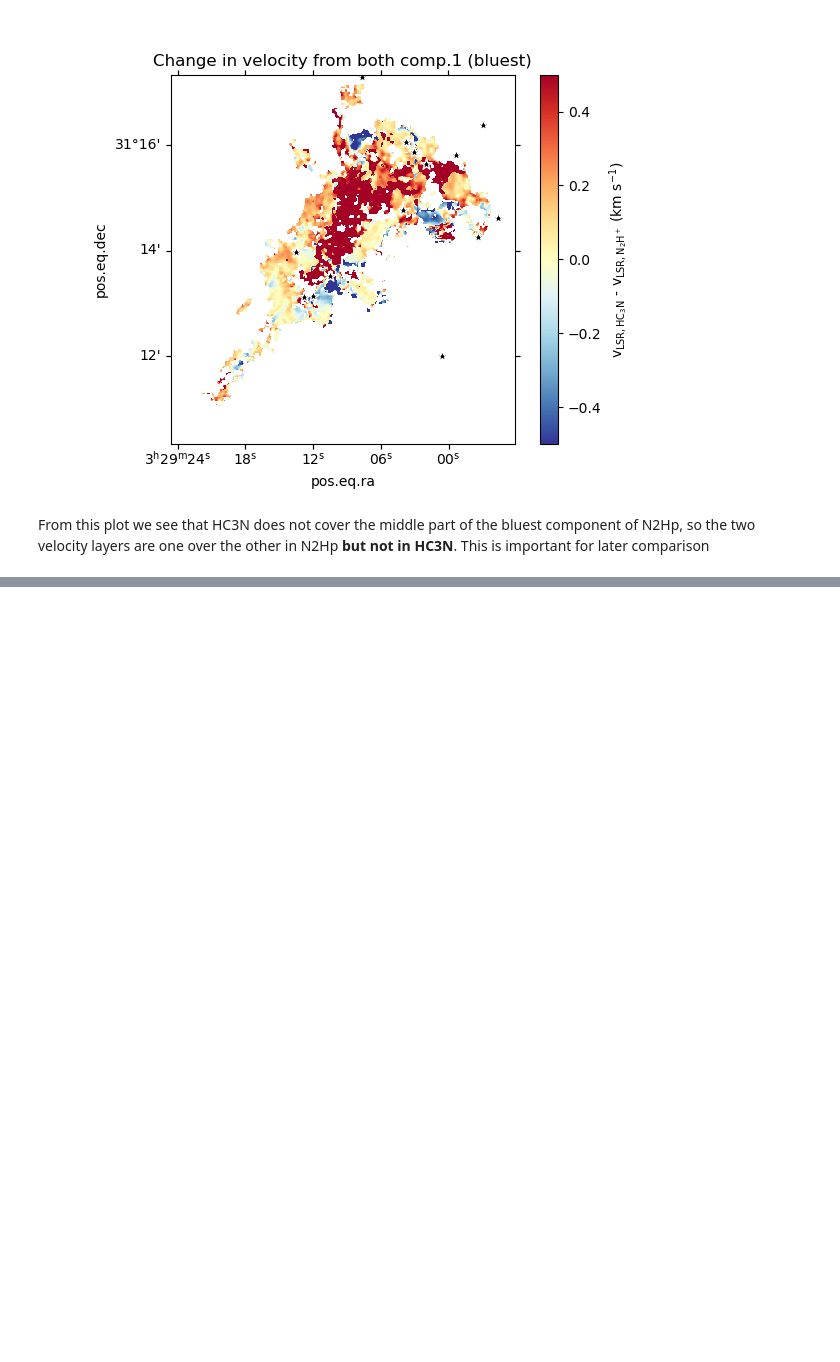
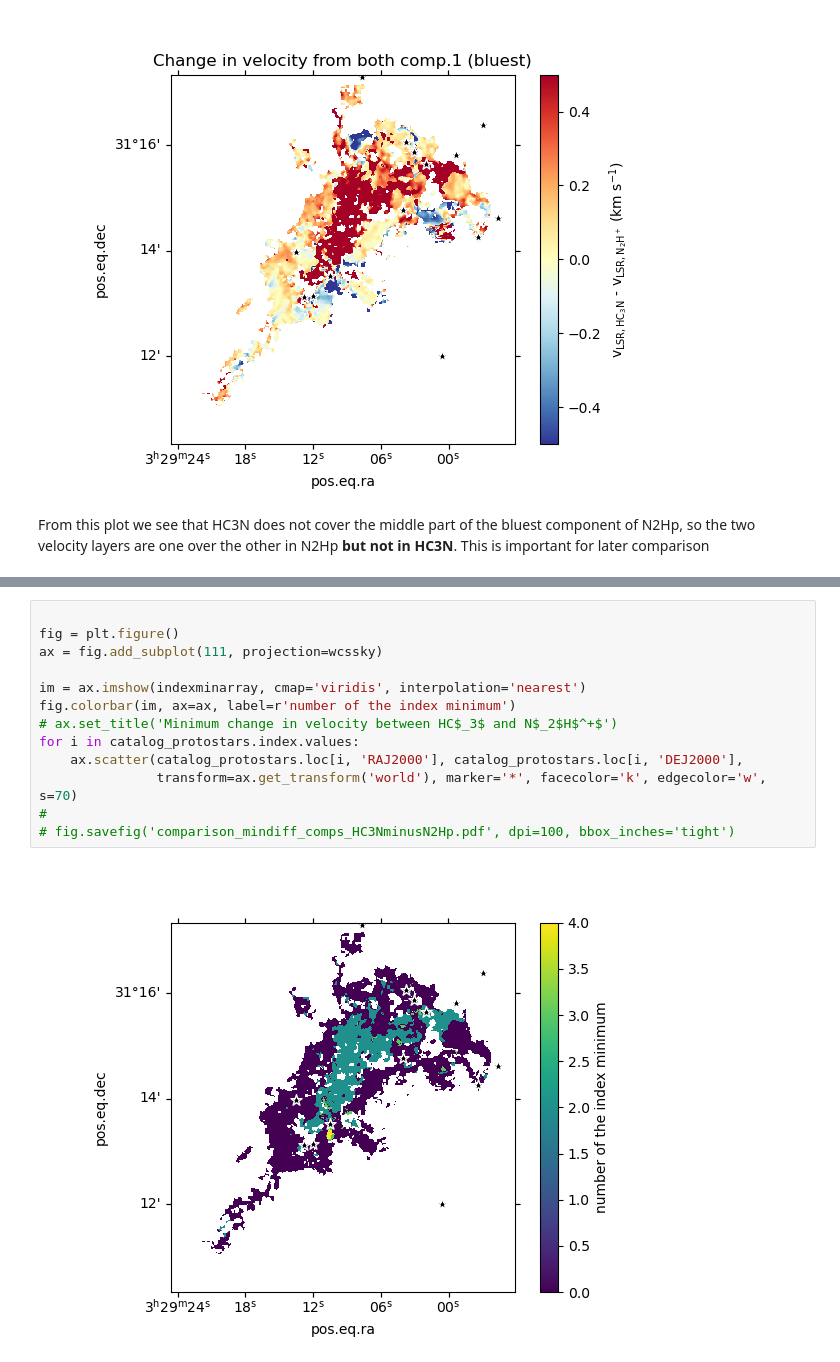
Before and after one commit to tere-valdivia/propstar_gasflow, a Jupyter notebook: clustering/comparison_velocities_N2Hp_HC3N.ipynb, the cells around one changed output, grey strips where cells are left out. Cells and saved outputs as stored; diff of their text form; blank space fills up the shorter version.

```diff
--- a/clustering/comparison_velocities_N2Hp_HC3N.ipynb
+++ b/clustering/comparison_velocities_N2Hp_HC3N.ipynb
@@ -131,3 +162,18 @@ for y, x in zip(indexv2[0], indexv2[1]):
+# %%
+
+fig = plt.figure()
+ax = fig.add_subplot(111, projection=wcssky)
+
+im = ax.imshow(indexminarray, cmap='viridis', interpolation='nearest')
+fig.colorbar(im, ax=ax, label=r'number of the index minimum')
+# ax.set_title('Minimum change in velocity between HC$_3$ and N$_2$H$^+$')
+for i in catalog_protostars.index.values:
+    ax.scatter(catalog_protostars.loc[i, 'RAJ2000'], catalog_protostars.loc[i, 'DEJ2000'],
+               transform=ax.get_transform('world'), marker='*', facecolor='k', edgecolor='w', s=70)
+#
+# fig.savefig('comparison_mindiff_comps_HC3NminusN2Hp.pdf', dpi=100, bbox_inches='tight')
+# %% [output]
+[figure, added]
 # %%
 vmin =-0.5
 vmax = 0.5
```
Also changed, not shown: parts of 17 cells of this notebook, 15 other files.
